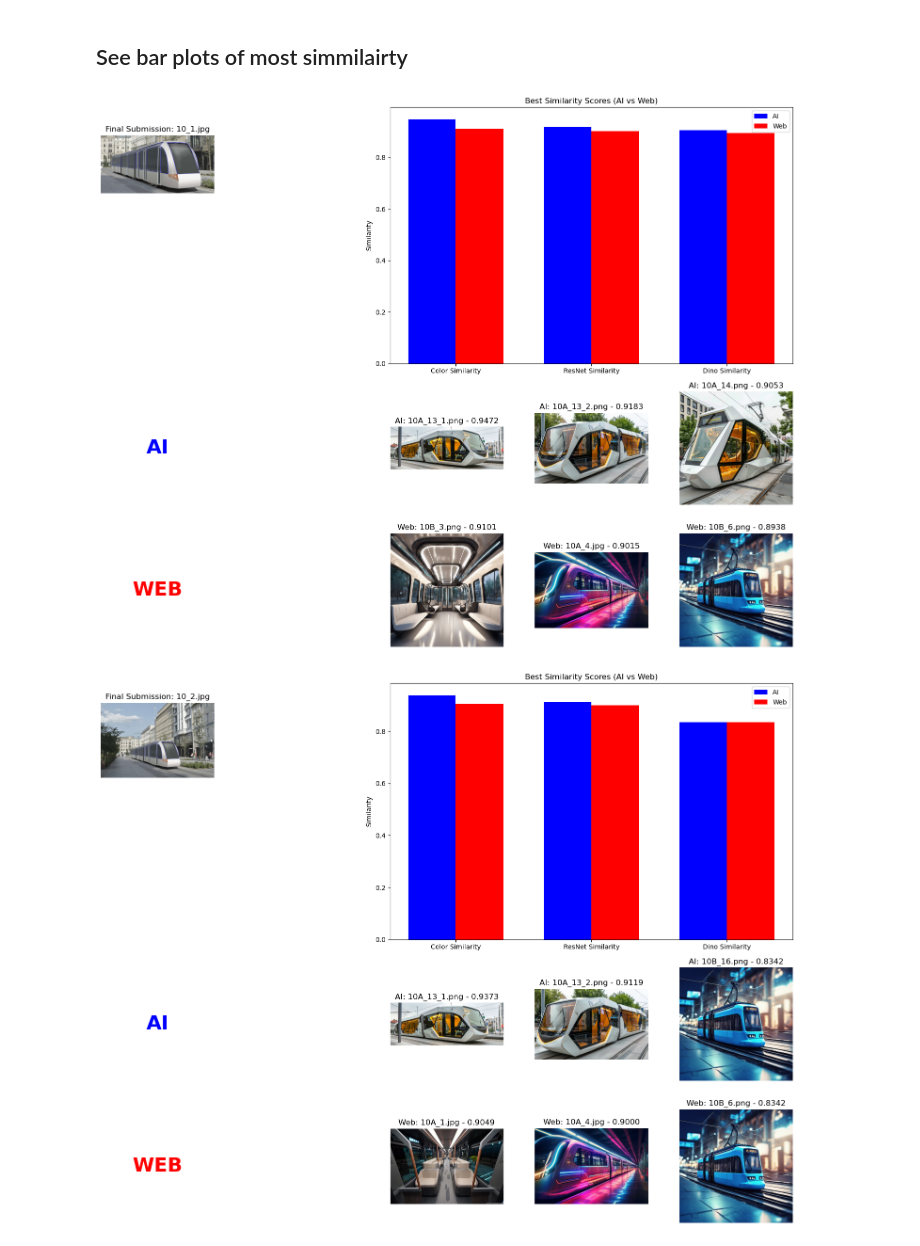
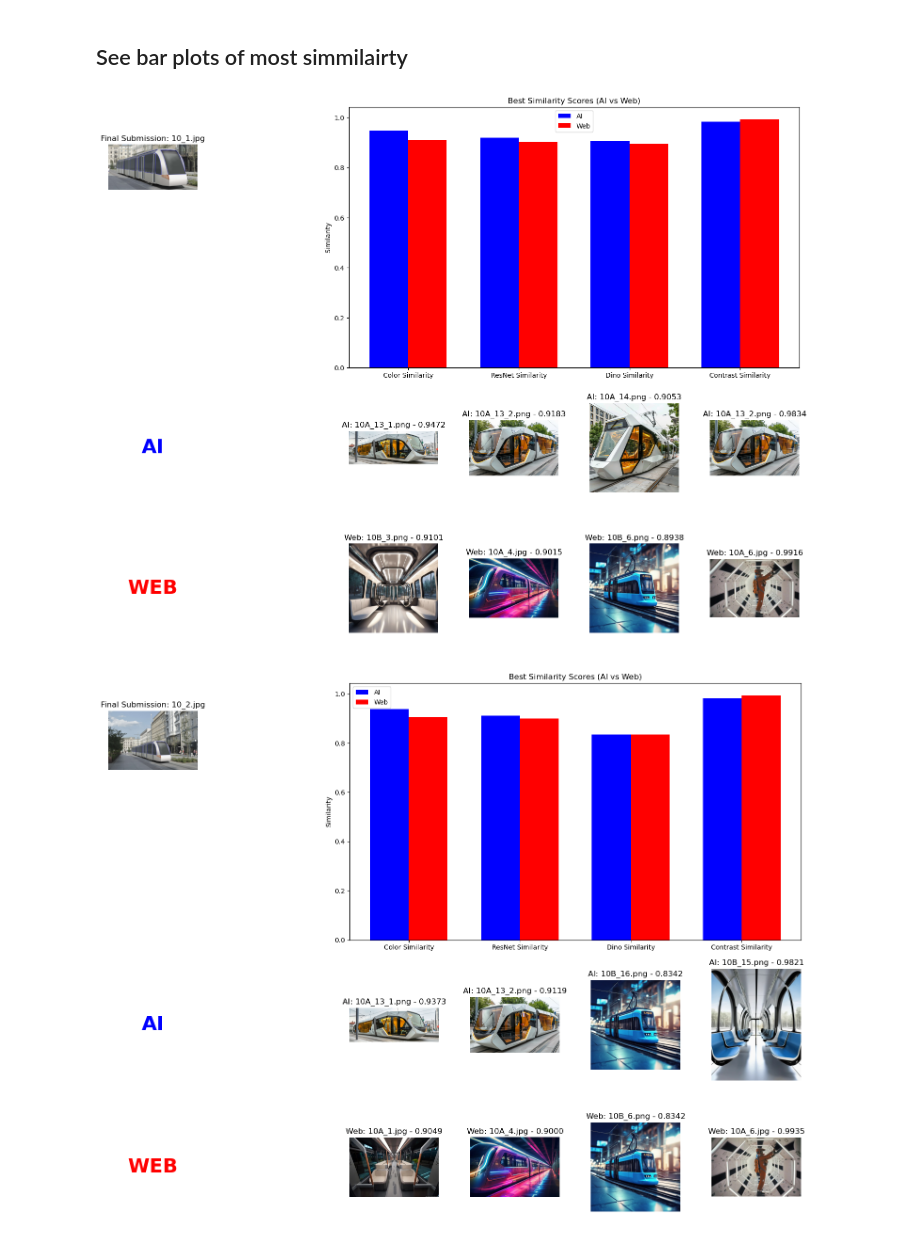
Before and after one commit to adamtms/AI-nspired, a Jupyter notebook: different_simmilarity_metrics.ipynb, the cells around one changed output. Cells and saved outputs as stored; diff of their text form; code cells hidden in the pictures.

```diff
--- a/different_simmilarity_metrics.ipynb
+++ b/different_simmilarity_metrics.ipynb
@@ -111,10 +111,15 @@ dinos.columns = new_columns
 dinos["Final_Submission"] = dinos["Final_Submission"].apply(lambda x: "_".join(x.split('\\')[-2:]))
 dinos["Inspiration"] = dinos["Inspiration"].apply(lambda x: x.split('\\')[-1])
 
+contrasts = read_csv("csv/contrast_similarity.csv")
+contrasts.columns = new_columns
+contrasts["Final_Submission"] = contrasts["Final_Submission"].apply(lambda x: "_".join(x.split('\\')[-2:]))
+contrasts["Inspiration"] = contrasts["Inspiration"].apply(lambda x: x.split('\\')[-1])
 
 print(colors.shape)
 print(resnets.shape)
 print(dinos.shape)
+print(contrasts.shape)
 # %% [output]
 (8620, 3)
 (8620, 3)
@@ -149,6 +164,11 @@ dinos.head()
 # %%
-csv_files =[colors, resnets, dinos]
-metrics = ["Color Similarity", "ResNet Similarity", "Dino Similarity"]
+csv_files =[
+    colors,
+    resnets,
+    dinos,
+    contrasts
+    ]
+metrics = ["Color Similarity", "ResNet Similarity", "Dino Similarity", "Contrast Similarity"]
 
 # Combine each metric into a single DataFrame with a new 'Metric' column
 dfs = []
@@ -218,9 +267,8 @@ def show_simmilarity(group_id, csv_files):
             ai_sims_srcs.append(ai_df.iloc[0]['Inspiration'])
 
 
-
         fig = plt.figure(figsize=(15, 15))
-        gs = GridSpec(5, 5, figure=fig)
+        gs = GridSpec(5, 6, figure=fig)
 
 
         ax_final_submission = fig.add_subplot(gs[0:1, 0:1])
@@ -243,35 +291,35 @@ def show_simmilarity(group_id, csv_files):
             ai_image = ai_images[ai_srcs.index(ai_sims_srcs[i])]
 
             ax_web = fig.add_subplot(gs[3, i+2])
             imshow_on_axis(web_image, ax_web, f"Web: {web_sims_srcs[i]} - {web_score:.4f}")
 
             ax_ai = fig.add_subplot(gs[2, i+2])
             imshow_on_axis(ai_image, ax_ai, f"AI: {ai_sims_srcs[i]} - {ai_score:.4f}")
 
 
 
-        ax_bar = fig.add_subplot(gs[0:2, 2:5])
+        ax_bar = fig.add_subplot(gs[0:2, 2:6])
         bar_width = 0.35
-        x = np.arange(3)
+        x = np.arange(4)
 
 
         ax_bar.bar(x - bar_width / 2, ai_sims, bar_width, label='AI', color='blue')
         ax_bar.bar(x + bar_width / 2, web_sims, bar_width, label='Web', color='red')
 
 
         ax_bar.set_ylabel("Similarity")
         ax_bar.set_title("Best Similarity Scores (AI vs Web)")
         ax_bar.set_xticks(x)
-        ax_bar.set_xticklabels(['Color Similarity', 'ResNet Similarity', 'Dino Similarity'])
+        ax_bar.set_xticklabels(['Color Similarity', 'ResNet Similarity', 'Dino Similarity', 'Contrast Similarity'])
         ax_bar.legend()
 
         plt.tight_layout()
         plt.show()
 
 
 
 
 show_simmilarity(10, csv_files)
 # %% [output]
-[figure, old version]
+[figure, new version]
-[figure, old version]
+[figure, new version]
```
Also changed, not shown: parts of 18 cells of this notebook.
